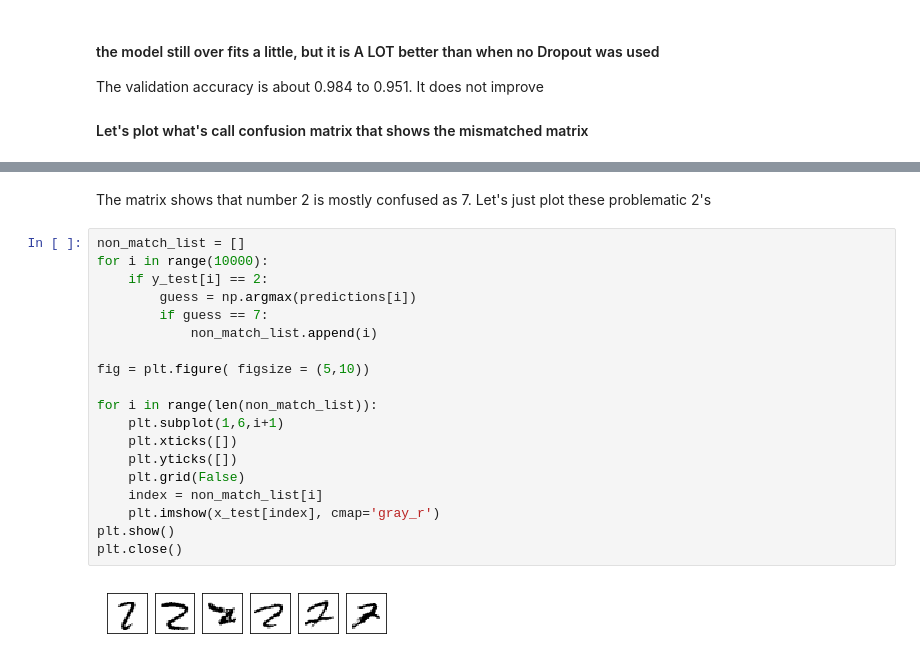
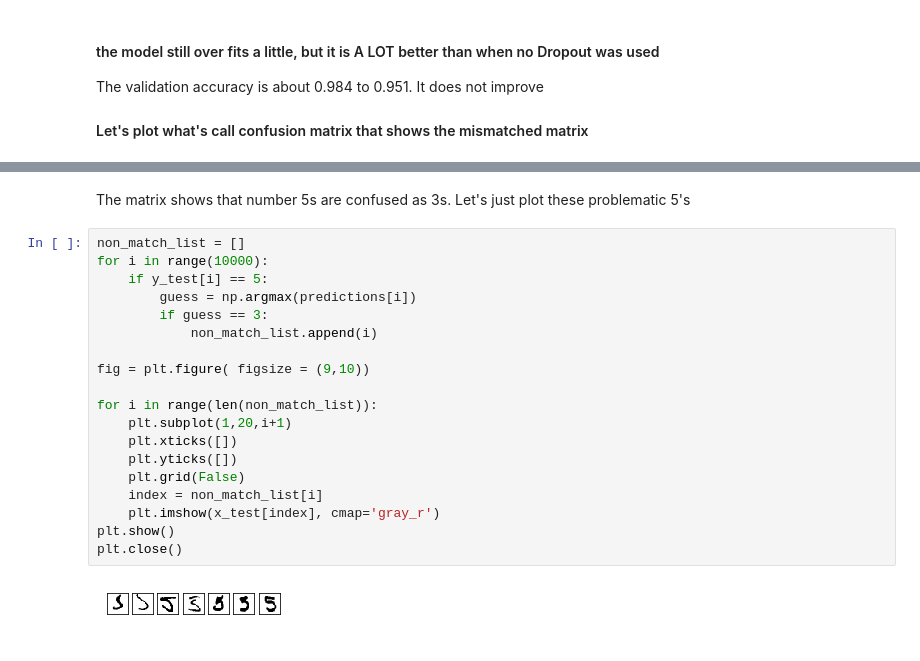
Before and after one commit to sspak9/ml, a Jupyter notebook: Keras_ANN.ipynb, the cells around one changed output, grey strips where cells are left out. Saved outputs shown, nothing was run; the diff lists cells and outputs as text.

```diff
--- a/Keras_ANN.ipynb
+++ b/Keras_ANN.ipynb
@@ -308,23 +311,23 @@ plt.close()
 # %% [markdown]
-The matrix shows that number 2 is mostly confused as 7. Let's just plot these problematic 2's
+The matrix shows that number 5s are confused as 3s. Let's just plot these problematic 5's
 # %%
 non_match_list = []
 for i in range(10000):
-    if y_test[i] == 2:
+    if y_test[i] == 5:
         guess = np.argmax(predictions[i])
-        if guess == 7:
+        if guess == 3:
             non_match_list.append(i)
 
-fig = plt.figure( figsize = (5,10))
+fig = plt.figure( figsize = (9,10))
 
 for i in range(len(non_match_list)):
-    plt.subplot(1,6,i+1)
+    plt.subplot(1,20,i+1)
     plt.xticks([])
     plt.yticks([])
     plt.grid(False)
     index = non_match_list[i]
     plt.imshow(x_test[index], cmap='gray_r')
 plt.show()
 plt.close()
 # %% [output]
-[figure, old version]
+[figure, new version]
```
Also changed, not shown: parts of 9 cells of this notebook.
